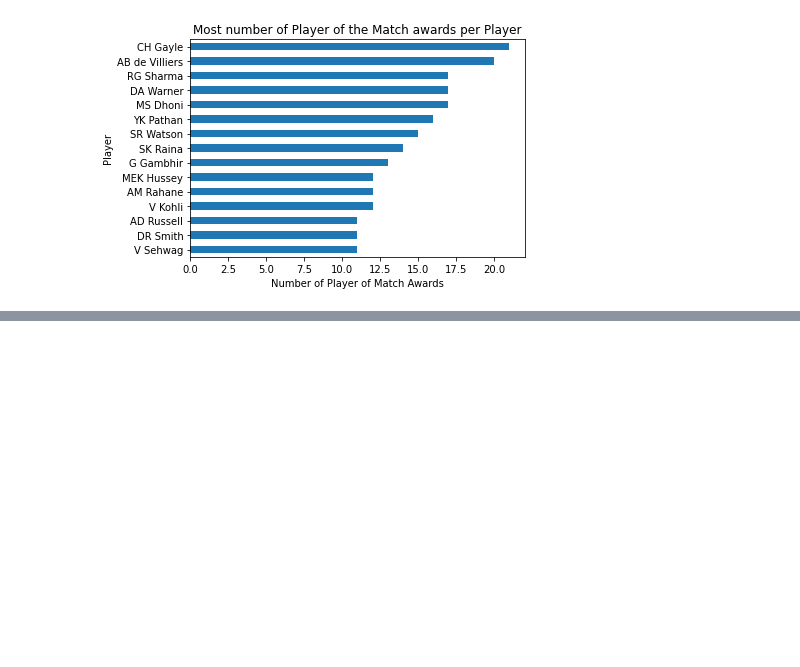
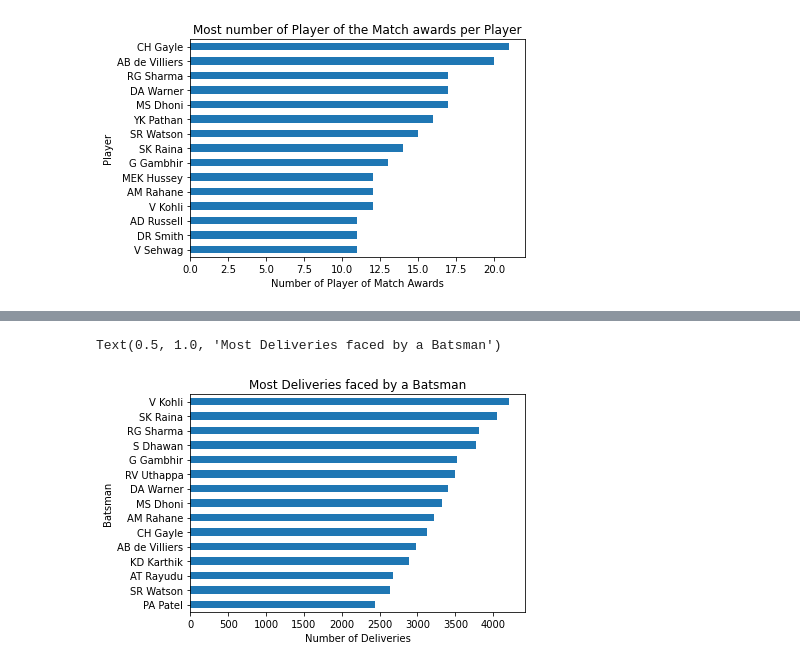
Before and after one commit to djsbalakrishnan/IPL-Analytics, a Jupyter notebook: Analyze IPL Data.ipynb, the cells around one changed output, grey strips where cells are left out. Saved outputs shown, nothing was run; the diff lists cells and outputs as text; code cells hidden in the pictures; blank space fills up the shorter version.

```diff
--- a/Analyze IPL Data.ipynb
+++ b/Analyze IPL Data.ipynb
@@ -756,0 +800,11 @@ Text(0.5, 1.0, 'Most number of Player of the Match awards per Player')
+# %%
+# most deliveries faced by a batsman
+
+count_deliveries_faced_by_batsman = deliveries_df["batsman"].value_counts()[:15].sort_values()
+count_deliveries_faced_by_batsman.plot(kind="barh")
+plt.xlabel("Number of Deliveries")
+plt.ylabel("Batsman")
+plt.title("Most Deliveries faced by a Batsman")
+# %% [output]
+Text(0.5, 1.0, 'Most Deliveries faced by a Batsman')
+[figure, added]
```
Also changed, not shown: parts of 10 cells of this notebook.
